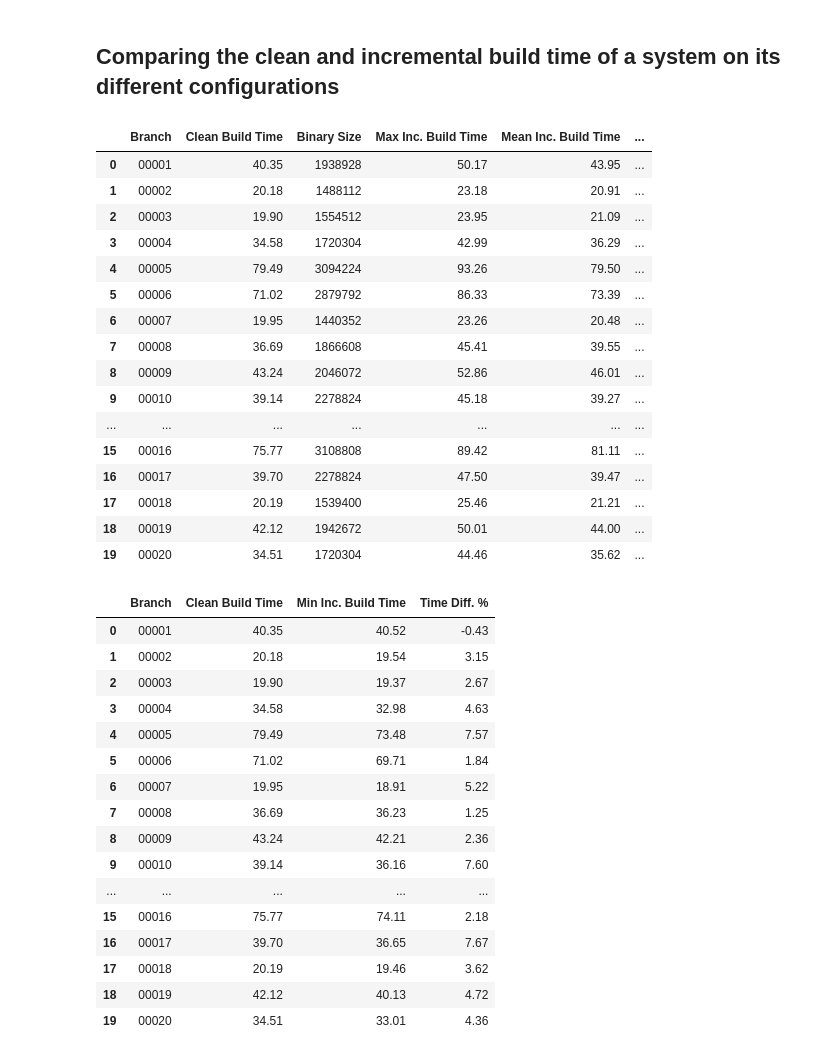
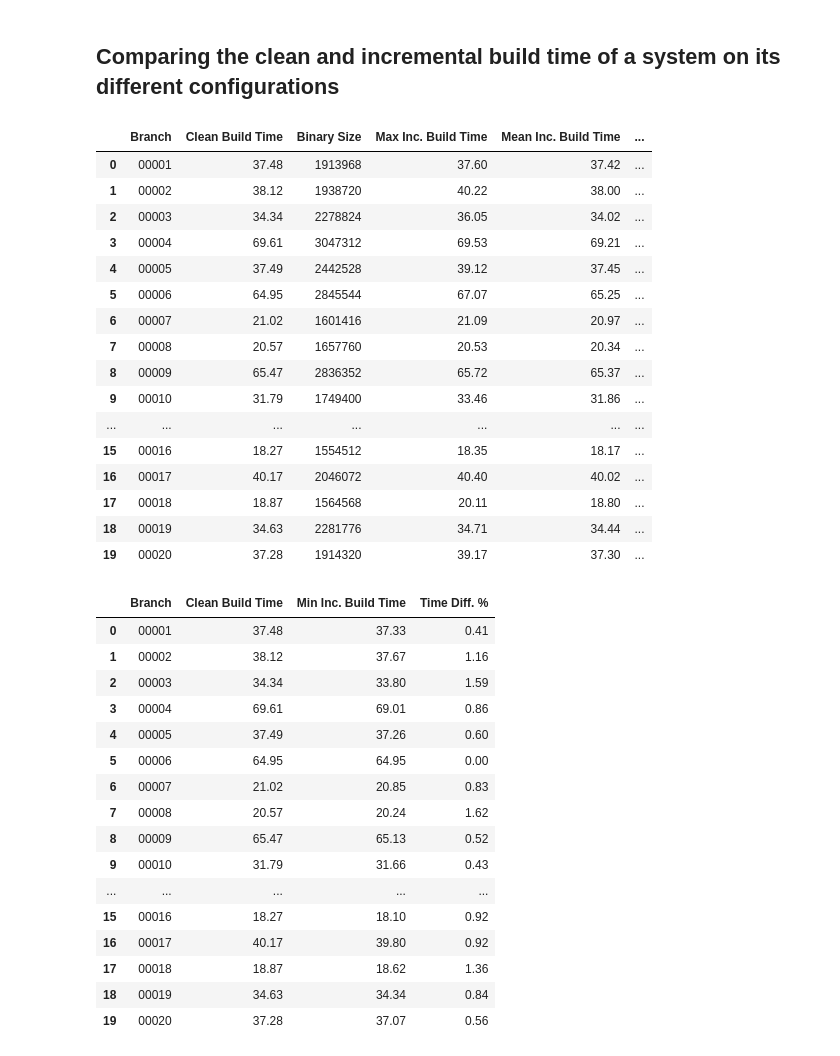
Before and after one commit to ternava/Incremental-build, a Jupyter notebook: notebooks/compare_build_time.ipynb, the cells around one changed output. Cells and saved outputs as stored; diff of their text form; code cells hidden in the pictures.

```diff
--- a/notebooks/compare_build_time.ipynb
+++ b/notebooks/compare_build_time.ipynb
@@ -3,38 +3,38 @@
 # %%
 import pandas as pd
 import numpy as np
 
 # Will show the clean build time and the executable's binary size for all system's configurations
-path = '/home/xternava/Documents/GitHub/Incremental-build/data/rez_sample_04/'
+path = '/home/xternava/Documents/GitHub/Incremental-build/data/rez_sample_03I/'
 #path = '/src/data/'
 df1 = pd.read_csv(path + 'clean-bt.csv', converters={'BranchC': lambda x: str(x)})
 df2 = pd.read_csv(path + 'incremental-bt.csv', converters={'Br2': lambda x: str(x)})
 
 df1 = df1.rename(columns = {"BranchC": "Branch", "Build Time": "Clean Build Time"})
 df2 = df2.rename(columns = {"Br2": "Branch",
                             "max": "Max Inc. Build Time",
                             "mean": "Mean Inc. Build Time",
                             "min": "Min Inc. Build Time"})
 df3 = pd.merge(df1, df2)
 df3.round(decimals=2)
 # %% [output]
 |  | Branch | Clean Build Time | Binary Size | Max Inc. Build Time | Mean Inc. Build Time | ... |
-| 0 | 00001 | 40.35 | 1938928 | 50.17 | 43.95 | ... |
-| 1 | 00002 | 20.18 | 1488112 | 23.18 | 20.91 | ... |
-| 2 | 00003 | 19.90 | 1554512 | 23.95 | 21.09 | ... |
-| 3 | 00004 | 34.58 | 1720304 | 42.99 | 36.29 | ... |
-| 4 | 00005 | 79.49 | 3094224 | 93.26 | 79.50 | ... |
-| 5 | 00006 | 71.02 | 2879792 | 86.33 | 73.39 | ... |
-| 6 | 00007 | 19.95 | 1440352 | 23.26 | 20.48 | ... |
-| 7 | 00008 | 36.69 | 1866608 | 45.41 | 39.55 | ... |
-| 8 | 00009 | 43.24 | 2046072 | 52.86 | 46.01 | ... |
-| 9 | 00010 | 39.14 | 2278824 | 45.18 | 39.27 | ... |
+| 0 | 00001 | 37.48 | 1913968 | 37.60 | 37.42 | ... |
+| 1 | 00002 | 38.12 | 1938720 | 40.22 | 38.00 | ... |
+| 2 | 00003 | 34.34 | 2278824 | 36.05 | 34.02 | ... |
+| 3 | 00004 | 69.61 | 3047312 | 69.53 | 69.21 | ... |
+| 4 | 00005 | 37.49 | 2442528 | 39.12 | 37.45 | ... |
+| 5 | 00006 | 64.95 | 2845544 | 67.07 | 65.25 | ... |
+| 6 | 00007 | 21.02 | 1601416 | 21.09 | 20.97 | ... |
+| 7 | 00008 | 20.57 | 1657760 | 20.53 | 20.34 | ... |
+| 8 | 00009 | 65.47 | 2836352 | 65.72 | 65.37 | ... |
+| 9 | 00010 | 31.79 | 1749400 | 33.46 | 31.86 | ... |
 | ... | ... | ... | ... | ... | ... | ... |
-| 15 | 00016 | 75.77 | 3108808 | 89.42 | 81.11 | ... |
-| 16 | 00017 | 39.70 | 2278824 | 47.50 | 39.47 | ... |
-| 17 | 00018 | 20.19 | 1539400 | 25.46 | 21.21 | ... |
-| 18 | 00019 | 42.12 | 1942672 | 50.01 | 44.00 | ... |
-| 19 | 00020 | 34.51 | 1720304 | 44.46 | 35.62 | ... |
+| 15 | 00016 | 18.27 | 1554512 | 18.35 | 18.17 | ... |
+| 16 | 00017 | 40.17 | 2046072 | 40.40 | 40.02 | ... |
+| 17 | 00018 | 18.87 | 1564568 | 20.11 | 18.80 | ... |
+| 18 | 00019 | 34.63 | 2281776 | 34.71 | 34.44 | ... |
+| 19 | 00020 | 37.28 | 1914320 | 39.17 | 37.30 | ... |
 # %%
 df2['Time Diff. %'] = (1 - (df2['Min Inc. Build Time'] / df1['Clean Build Time'])) * 100
 df4 = pd.merge(df1[["Branch", "Clean Build Time"]],
@@ -45,22 +45,22 @@ df4 = df4.sort_index()
 df4
 # %% [output]
 |  | Branch | Clean Build Time | Min Inc. Build Time | Time Diff. % |
-| 0 | 00001 | 40.35 | 40.52 | -0.43 |
-| 1 | 00002 | 20.18 | 19.54 | 3.15 |
-| 2 | 00003 | 19.90 | 19.37 | 2.67 |
-| 3 | 00004 | 34.58 | 32.98 | 4.63 |
-| 4 | 00005 | 79.49 | 73.48 | 7.57 |
-| 5 | 00006 | 71.02 | 69.71 | 1.84 |
-| 6 | 00007 | 19.95 | 18.91 | 5.22 |
-| 7 | 00008 | 36.69 | 36.23 | 1.25 |
-| 8 | 00009 | 43.24 | 42.21 | 2.36 |
-| 9 | 00010 | 39.14 | 36.16 | 7.60 |
+| 0 | 00001 | 37.48 | 37.33 | 0.41 |
+| 1 | 00002 | 38.12 | 37.67 | 1.16 |
+| 2 | 00003 | 34.34 | 33.80 | 1.59 |
+| 3 | 00004 | 69.61 | 69.01 | 0.86 |
+| 4 | 00005 | 37.49 | 37.26 | 0.60 |
+| 5 | 00006 | 64.95 | 64.95 | 0.00 |
+| 6 | 00007 | 21.02 | 20.85 | 0.83 |
+| 7 | 00008 | 20.57 | 20.24 | 1.62 |
+| 8 | 00009 | 65.47 | 65.13 | 0.52 |
+| 9 | 00010 | 31.79 | 31.66 | 0.43 |
 | ... | ... | ... | ... | ... |
-| 15 | 00016 | 75.77 | 74.11 | 2.18 |
-| 16 | 00017 | 39.70 | 36.65 | 7.67 |
-| 17 | 00018 | 20.19 | 19.46 | 3.62 |
-| 18 | 00019 | 42.12 | 40.13 | 4.72 |
-| 19 | 00020 | 34.51 | 33.01 | 4.36 |
+| 15 | 00016 | 18.27 | 18.10 | 0.92 |
+| 16 | 00017 | 40.17 | 39.80 | 0.92 |
+| 17 | 00018 | 18.87 | 18.62 | 1.36 |
+| 18 | 00019 | 34.63 | 34.34 | 0.84 |
+| 19 | 00020 | 37.28 | 37.07 | 0.56 |
 # %%
 # Extracting only the first and last 5 extreme differences in build time
 #df5 = df4[: 5]
```
Also changed, not shown: parts of 4 cells of this notebook, 37 other files.
